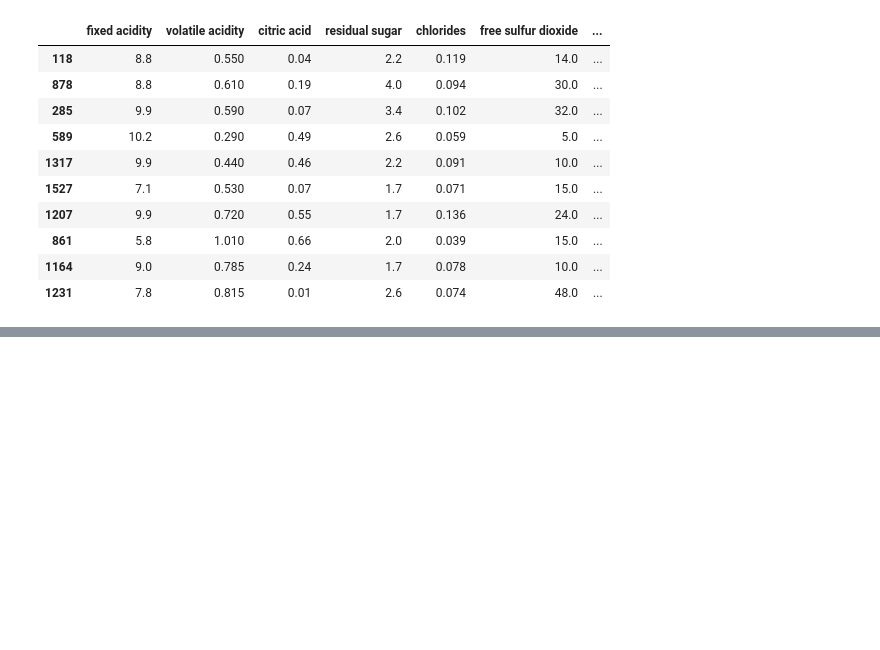
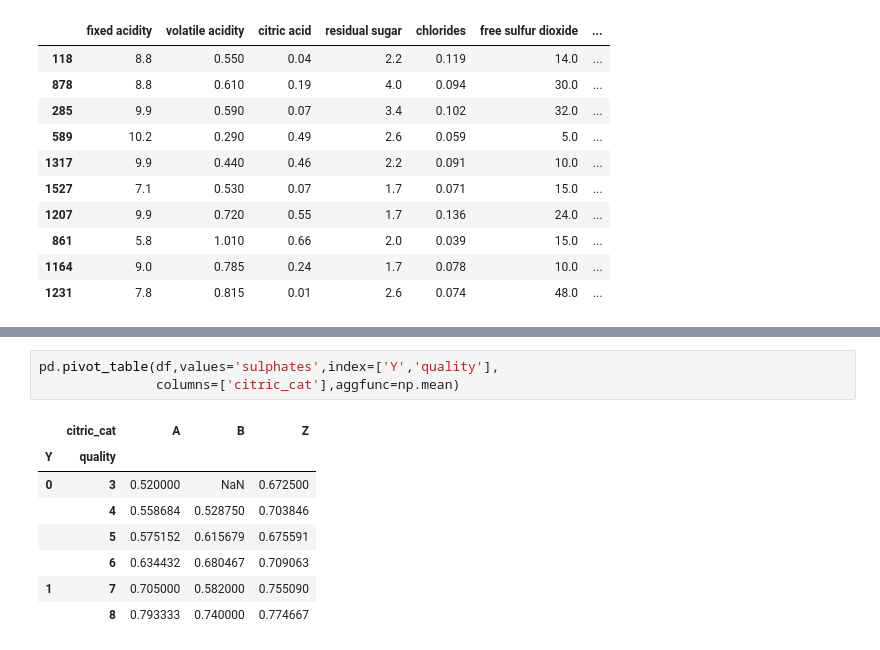
Before and after one commit to kristy25/AcademyPublic, a Jupyter notebook: Untitled0.ipynb, the cells around one changed output, grey strips where cells are left out. Drawn from its saved outputs; the diff is of its cells as text; blank space fills up the shorter version.

```diff
--- a/Untitled0.ipynb
+++ b/Untitled0.ipynb
@@ -818,0 +1244,12 @@ df.sample(10)
+# %%
+pd.pivot_table(df,values='sulphates',index=['Y','quality'],
+               columns=['citric_cat'],aggfunc=np.mean)
+# %% [output]
+|  | citric_cat | A | B | Z |
+| Y | quality |  |  |  |
+| 0 | 3 | 0.520000 | NaN | 0.672500 |
+|  | 4 | 0.558684 | 0.528750 | 0.703846 |
+|  | 5 | 0.575152 | 0.615679 | 0.675591 |
+|  | 6 | 0.634432 | 0.680467 | 0.709063 |
+| 1 | 7 | 0.705000 | 0.582000 | 0.755090 |
+|  | 8 | 0.793333 | 0.740000 | 0.774667 |
```
Also changed, not shown: parts of 34 cells of this notebook.
